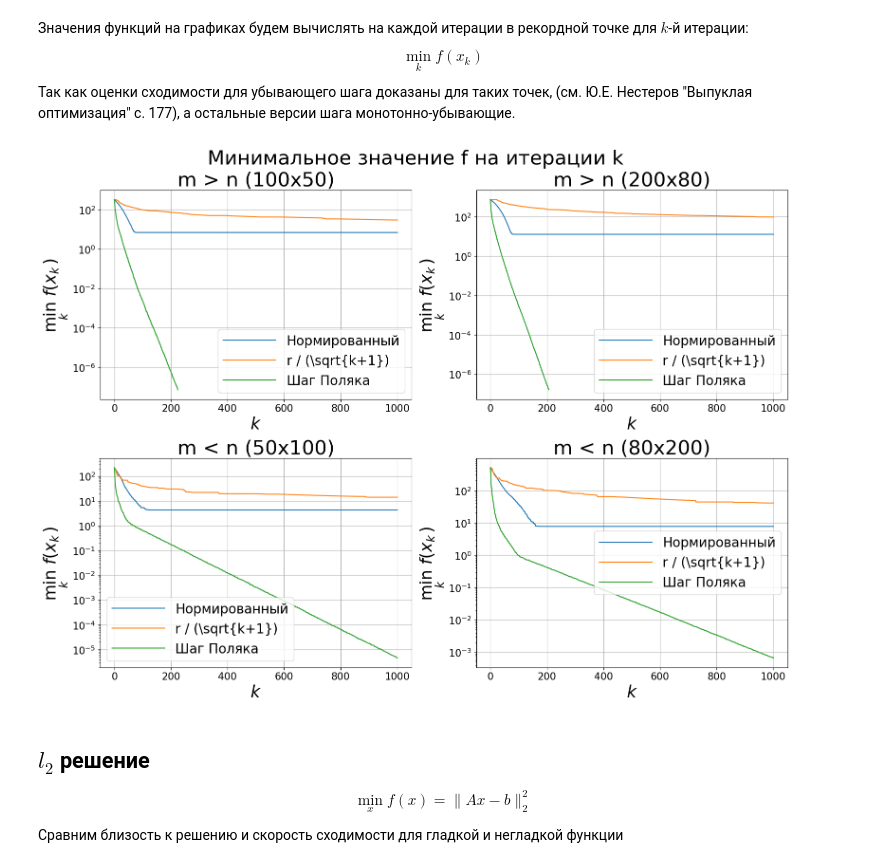
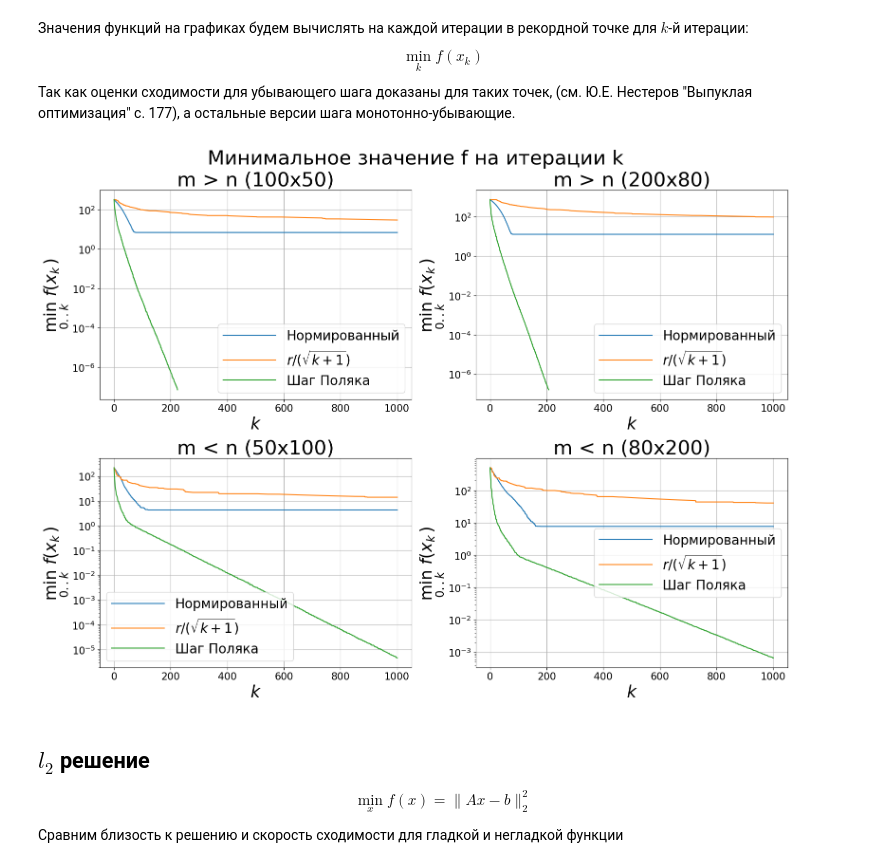
Before and after one commit to DredderGun/math_opt_course, a Jupyter notebook: lesson4_non_smooth_obj/sem3_subgrad.ipynb, the cells around one changed output. Drawn from its saved outputs; the diff is of its cells as text; code cells hidden in the pictures.

```diff
--- a/lesson4_non_smooth_obj/sem3_subgrad.ipynb
+++ b/lesson4_non_smooth_obj/sem3_subgrad.ipynb
@@ -4,9 +4,7 @@ import time
 import matplotlib.pyplot as plt
 import matplotlib
 # %%
-def parse_logs(xhistory, ret_time=False, funcx=None, prehandler=None):
-    if prehandler is not None:
-        xhistory = prehandler(xhistory)
+def parse_logs(xhistory, ret_time=False, funcx=None):
     values = [funcx(x) for x, _ in xhistory]
     if ret_time:
         times = [t for _, t in xhistory]
@@ -216,13 +214,11 @@ $$
 Так как оценки сходимости для убывающего шага доказаны для таких точек, (см. Ю.Е. Нестеров "Выпуклая оптимизация" с. 177), а остальные версии шага монотонно-убывающие.
 # %%
 # рекордно минимальное значение на каждой итерации
-def make_prehandler(f):
-    def handler(hist_log):
-        xs, ts = zip(*hist_log)
-        fvals = np.array([f(x) for x in xs])
-        min_fvals = np.minimum.accumulate(fvals)
-        return list(zip(min_fvals, ts))
-    return handler
+def min_value_up_to_k_in_xhistory(hist_log, f):
+    xs, ts = zip(*hist_log)
+    fvals = np.array([f(x) for x in xs])
+    min_fvals = np.minimum.accumulate(fvals)
+    return list(zip(min_fvals, ts))
 # %%
 %matplotlib inline
 np.random.seed(42)
@@ -249,42 +245,40 @@ for idx, config in enumerate(configs):
     subgradf_l1 = subgrad_func_SLE_l1(A, b)
     epsilon = 1e-9
 
     methods = [
-        GradientDescent(ScaledConstantStepSize(1e-1), name="Нормированный"),
-        GradientDescent(SeqStepSize(d=0.5, alpha0=0.1), name="r / (\sqrt{k+1})"),
-        GradientDescent(PolyakStepSize(f_sol=np.abs(A.dot(x_true) - b).sum()), name="Шаг Поляка"),
+        GradientDescent(ScaledConstantStepSize(1e-1), name=r"Нормированный"),
+        GradientDescent(SeqStepSize(d=0.5, alpha0=0.1), name=r"$r / (\sqrt{k+1})$"),
+        GradientDescent(PolyakStepSize(f_sol=np.abs(A.dot(x_true) - b).sum()), name=r"Шаг Поляка"),
     ]
 
     for method in methods:
         method.history = []
         method.solve(x0, f_l1, subgradf_l1, tol=epsilon, max_iter=1000)
 
     ax = axes[idx]
     funcx = lambda x: x
 
-    prehandler = make_prehandler(f_l1)
-
     for method in methods:
         xhistory = method.history
         if not xhistory: continue
-        iters, values = parse_logs(xhistory, ret_time=False, funcx=funcx, prehandler=prehandler)
+        xhistory = min_value_up_to_k_in_xhistory(xhistory, f_l1)
+        iters, values = parse_logs(xhistory, ret_time=False, funcx=funcx)
         ax.semilogy(iters, values, label=method.name, linewidth=1.5)
 
     ax.grid()
 
-
     ax.set_title(title)
-    ax.set_ylabel(r"$\min_k \ f(x_k)$")
+    ax.set_ylabel(r"$\min_{0..k} \ f(x_k)$")
     ax.set_xlabel(r"$k$")
     ax.set_title(title)
     ax.legend()
 
 title = f"Минимальное значение f на итерации k"
 plt.suptitle(title, fontsize=30)
 plt.tight_layout()
 plt.show()
 # %% [output]
-[figure, old version]
+[figure, new version]
 # %% [markdown]
 ## $l_2$ решение
 
```
Also changed, not shown: parts of 9 cells of this notebook.
